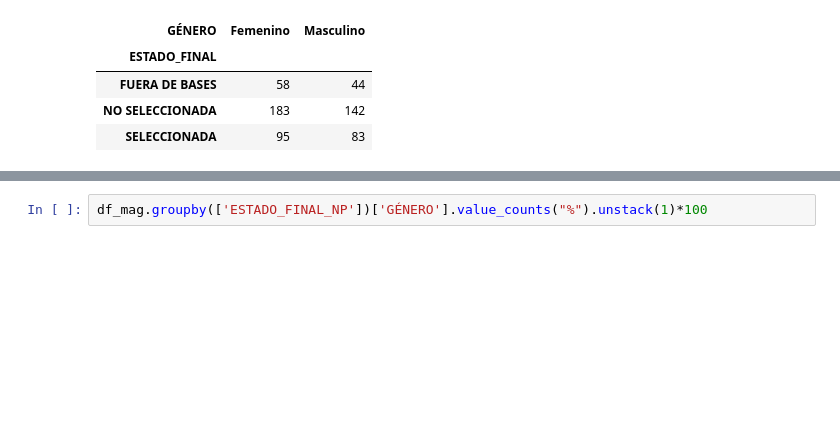
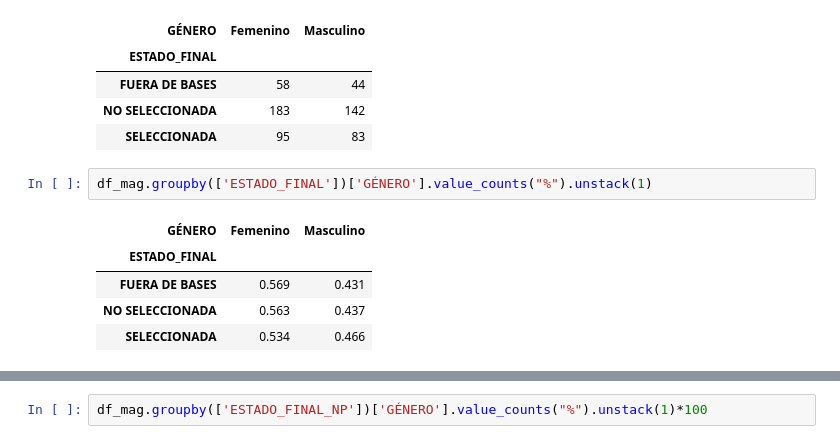
Before and after one commit to alvafox/Simulaciones-para-Becas-Chile, a Jupyter notebook: Magíster_BCH_2022.ipynb, the cells around one changed output, grey strips where cells are left out. Drawn from its saved outputs; the diff is of its cells as text; blank space fills up the shorter version.

```diff
--- a/Magíster_BCH_2022.ipynb
+++ b/Magíster_BCH_2022.ipynb
@@ -210,3 +220,11 @@ df_mag.groupby(['ESTADO_FINAL'])['GÉNERO'].value_counts().unstack(1)
 | FUERA DE BASES | 58 | 44 |
 | NO SELECCIONADA | 183 | 142 |
 | SELECCIONADA | 95 | 83 |
+# %%
+df_mag.groupby(['ESTADO_FINAL'])['GÉNERO'].value_counts("%").unstack(1)
+# %% [output]
+| GÉNERO | Femenino | Masculino |
+| ESTADO_FINAL |  |  |
+| FUERA DE BASES | 0.569 | 0.431 |
+| NO SELECCIONADA | 0.563 | 0.437 |
+| SELECCIONADA | 0.534 | 0.466 |
```
Also changed, not shown: parts of 3 cells of this notebook.
